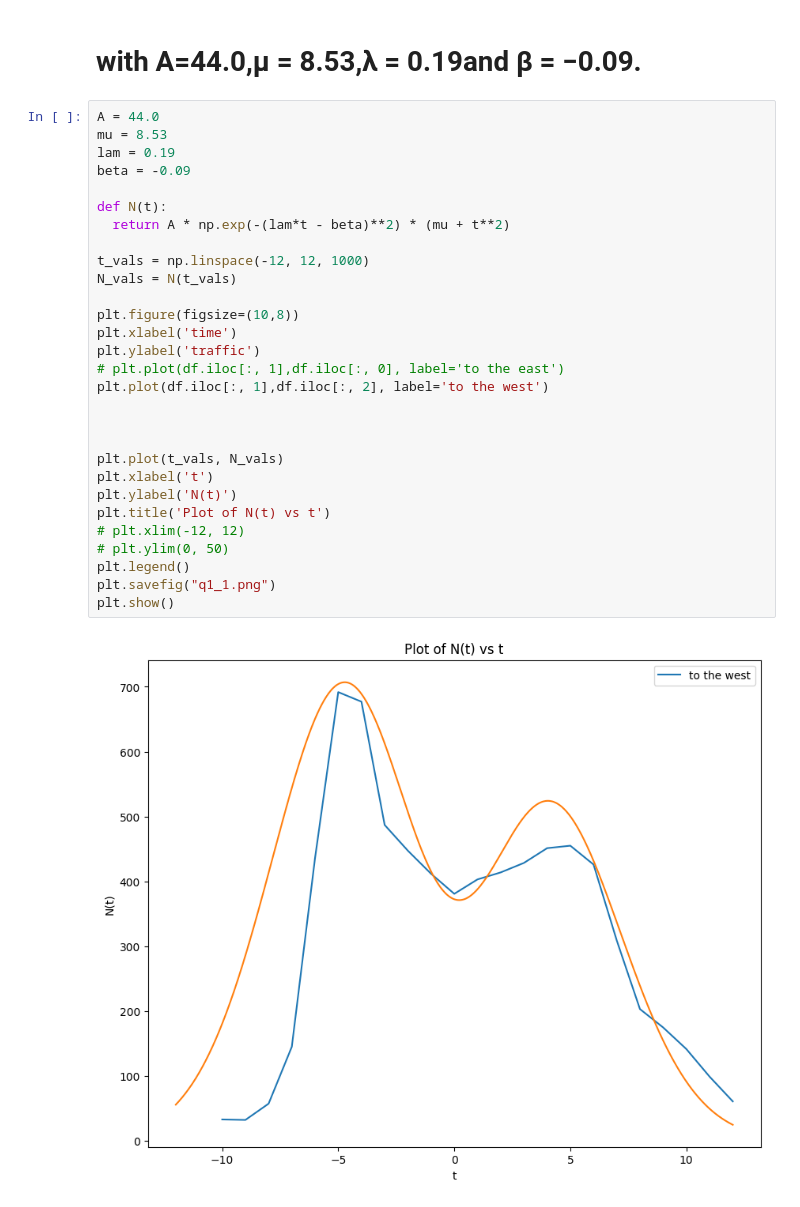
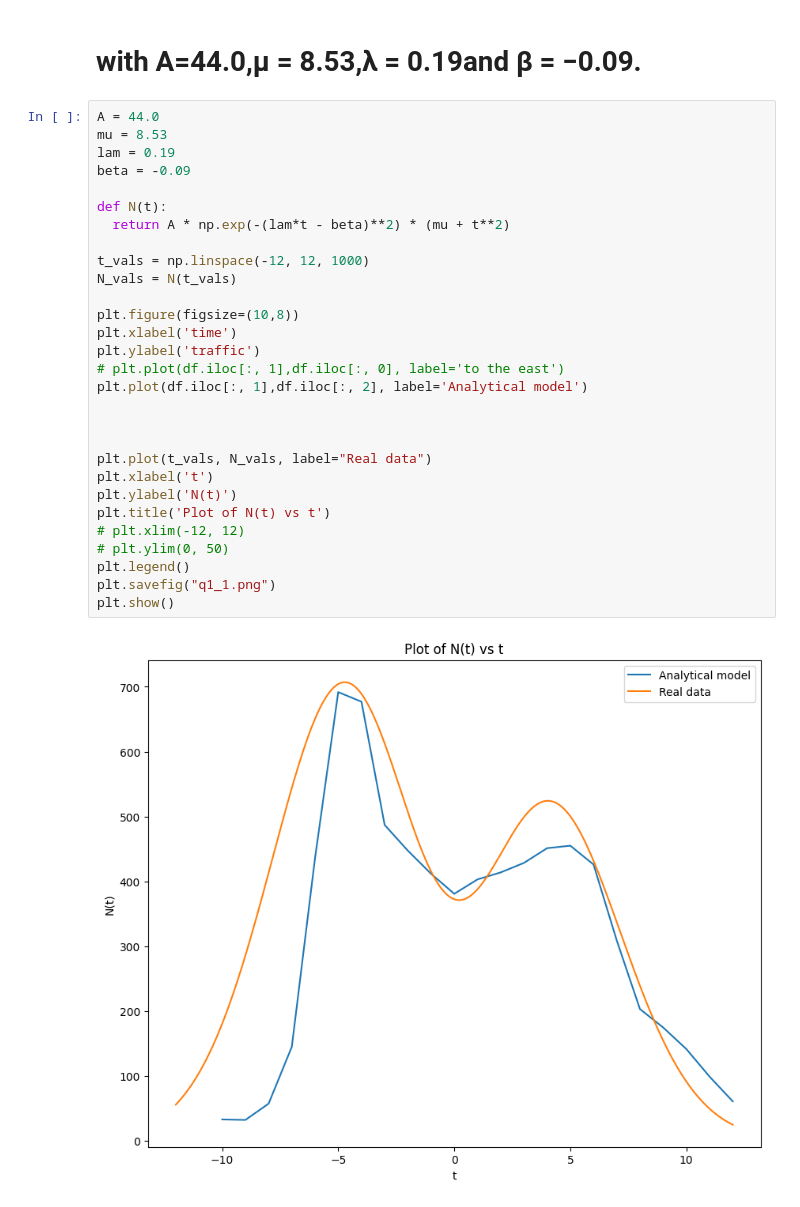
Before and after one commit to akshaTec/AKSum_CS_302, a Jupyter notebook: Lab6/q1.ipynb, the cells around one changed output. Saved outputs shown, nothing was run; the diff lists cells and outputs as text.

```diff
--- a/Lab6/q1.ipynb
+++ b/Lab6/q1.ipynb
@@ -45,34 +45,34 @@ plt.show()
 # %%
 A = 44.0
 mu = 8.53
 lam = 0.19
 beta = -0.09
 
 def N(t):
   return A * np.exp(-(lam*t - beta)**2) * (mu + t**2)
 
 t_vals = np.linspace(-12, 12, 1000)
 N_vals = N(t_vals)
 
 plt.figure(figsize=(10,8))
 plt.xlabel('time')
 plt.ylabel('traffic')
 # plt.plot(df.iloc[:, 1],df.iloc[:, 0], label='to the east')
-plt.plot(df.iloc[:, 1],df.iloc[:, 2], label='to the west')
+plt.plot(df.iloc[:, 1],df.iloc[:, 2], label='Analytical model')
 
 
 
-plt.plot(t_vals, N_vals)
+plt.plot(t_vals, N_vals, label="Real data")
 plt.xlabel('t')
 plt.ylabel('N(t)')
 plt.title('Plot of N(t) vs t')
 # plt.xlim(-12, 12)
 # plt.ylim(0, 50)
 plt.legend()
 plt.savefig("q1_1.png")
 plt.show()
 # %% [output]
-[figure, old version]
+[figure, new version]
 # %%
 A = 44.1
 mu = 10.5
```
Also changed, not shown: parts of 1 cell of this notebook, 2 other files.
